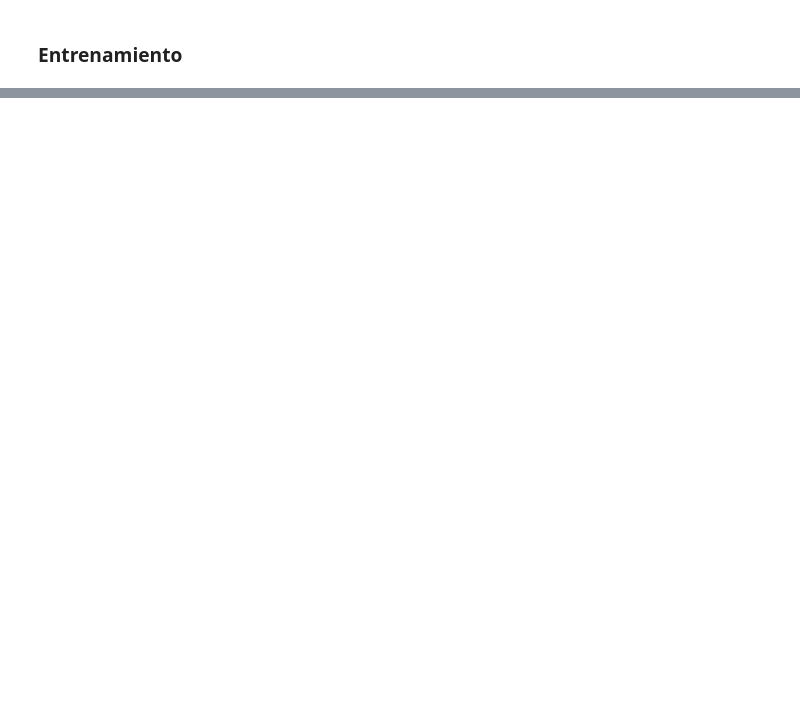
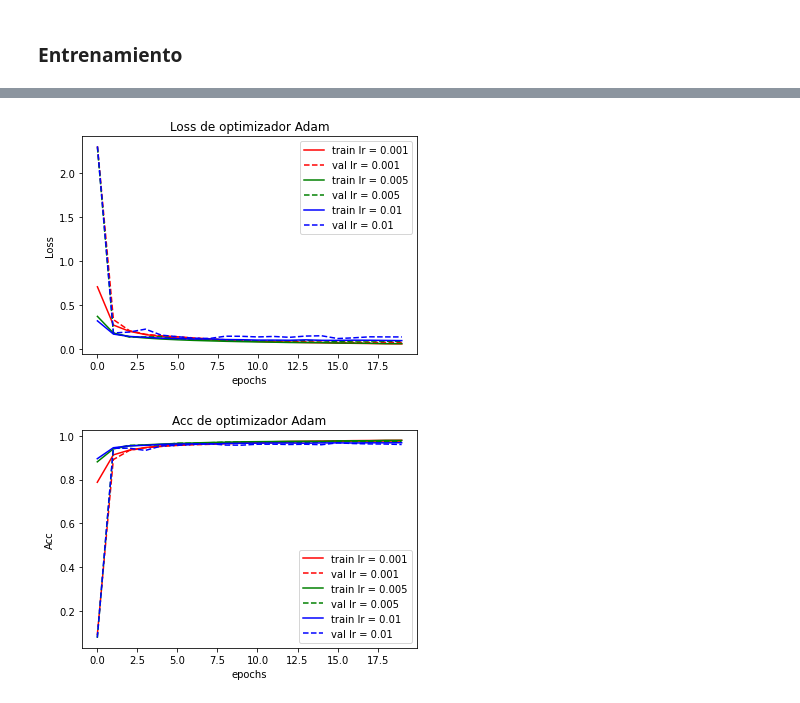
Before and after one commit to MartinVIllesca/Curso-teoria-informacion, a Jupyter notebook: Tarea_Capsula_0.ipynb, the cells around one changed output, grey strips where cells are left out. Cells and saved outputs as stored; diff of their text form; code cells hidden in the pictures; blank space fills up the shorter version.

```diff
--- a/Tarea_Capsula_0.ipynb
+++ b/Tarea_Capsula_0.ipynb
@@ -178,0 +322,15 @@ for e in epochs:
+# %%
+# tercer optimizador Adam
+criterion = nn.NLLLoss()
+
+Adam_loss = []
+Adam_acc = []
+
+for lr_ in lr:
+  print('entrenamiento con Adam lr = {}'.format(lr_))
+  model = my_first_convnet()
+  optimizador = torch.optim.Adam(model.parameters(), lr=lr_)
+  train_loss, val_loss, train_acc, val_acc = train(optimizador)
+
+  Adam_loss.append([train_loss, val_loss])
+  Adam_acc.append([train_acc, val_acc])
@@ -178,0 +377,6 @@ for e in epochs:
+# %%
+plotear(Adam_loss, 'Loss de optimizador Adam', 'Loss')
+plotear(Adam_acc, 'Acc de optimizador Adam', 'Acc')
+# %% [output]
+[figure, added]
+[figure, added]
```
Also changed, not shown: parts of 20 cells of this notebook.
